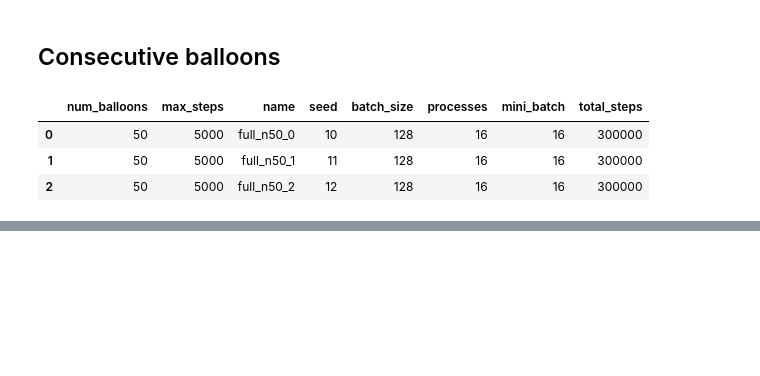
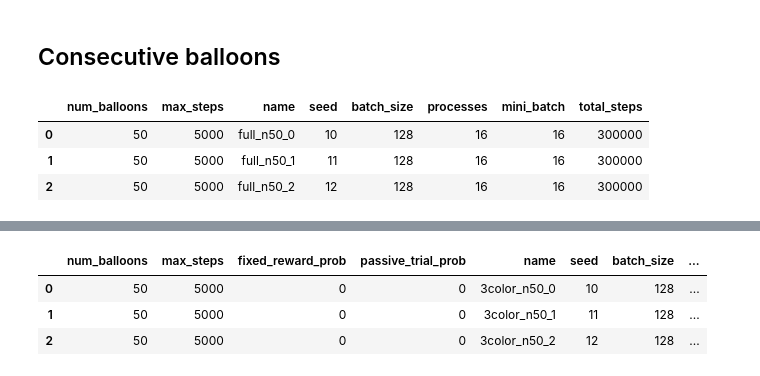
Before and after one commit to liuandrew/bart_ppo, a Jupyter notebook: write_and_test/write_experiments.ipynb, the cells around one changed output, grey strips where cells are left out. Cells and saved outputs as stored; diff of their text form; code cells hidden in the pictures; blank space fills up the shorter version.

```diff
--- a/write_and_test/write_experiments.ipynb
+++ b/write_and_test/write_experiments.ipynb
@@ -2953,0 +3009,55 @@ pd.DataFrame(rows)
+# %%
+colors = 3
+num_trials = 3
+rows = []
+
+for t in range(num_trials):
+    exp_name = f'3color_n50_{t}'
+    env_kwargs = {'num_balloons': 50, 'max_steps': 5000,
+                  'fixed_reward_prob': 0, 'passive_trial_prob': 0}
+    row = env_kwargs.copy()
+    seed = 1*10+t
+    row['name'] = exp_name
+    row['seed'] = seed
+
+    rows.append(row)
+    config = {
+        'exp_name': exp_name,
+        'save_name': exp_name,
+        'num_env_steps': 300000,
+        'env_name': 'BartEnv-v0',
+        'algo': 'ppo',
+        'num_mini_batch': 16,
+        'num_processes': 16,
+        'num_steps': 128,
+
+        'checkpoint_interval': 10,
+        'ep_verbosity': 100,
+        'save_dir': 'full',
+
+        'seed': seed,
+        'no_cuda': True,
+        'env_kwargs': env_kwargs,
+
+        'nn_base': 'DelayedRNNPPO',
+        'nn_base_kwargs': {'hidden_size': 64,},
+    }
+    # for k, v in variation['config'].items():
+    #     config[k] = v
+
+    row['name'] = config['exp_name']
+    row['batch_size'] = config['num_steps']
+    row['seed'] = config['seed']
+    row['processes'] = config['num_processes']
+    row['mini_batch'] = config['num_mini_batch']
+    row['total_steps'] = config['num_env_steps']
+    # row['recurrent'] = config['nn_base_kwargs']['recurrent']
+    pickle.dump(config, open('../experiment_configs/' + exp_name, 'wb'))
+
+
+pd.DataFrame(rows)
+# %% [output]
+|  | num_balloons | max_steps | fixed_reward_prob | passive_trial_prob | name | seed | batch_size | ... |
+| 0 | 50 | 5000 | 0 | 0 | 3color_n50_0 | 10 | 128 | ... |
+| 1 | 50 | 5000 | 0 | 0 | 3color_n50_1 | 11 | 128 | ... |
+| 2 | 50 | 5000 | 0 | 0 | 3color_n50_2 | 12 | 128 | ... |
```
Also changed, not shown: parts of 1 cell of this notebook, 4 other files.
